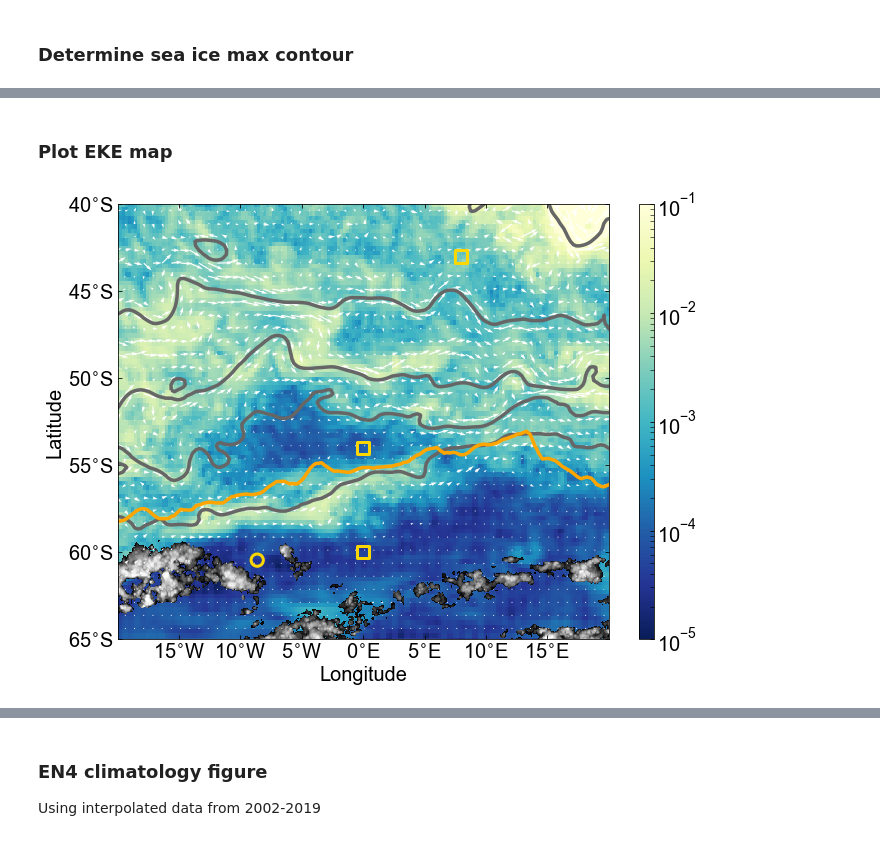
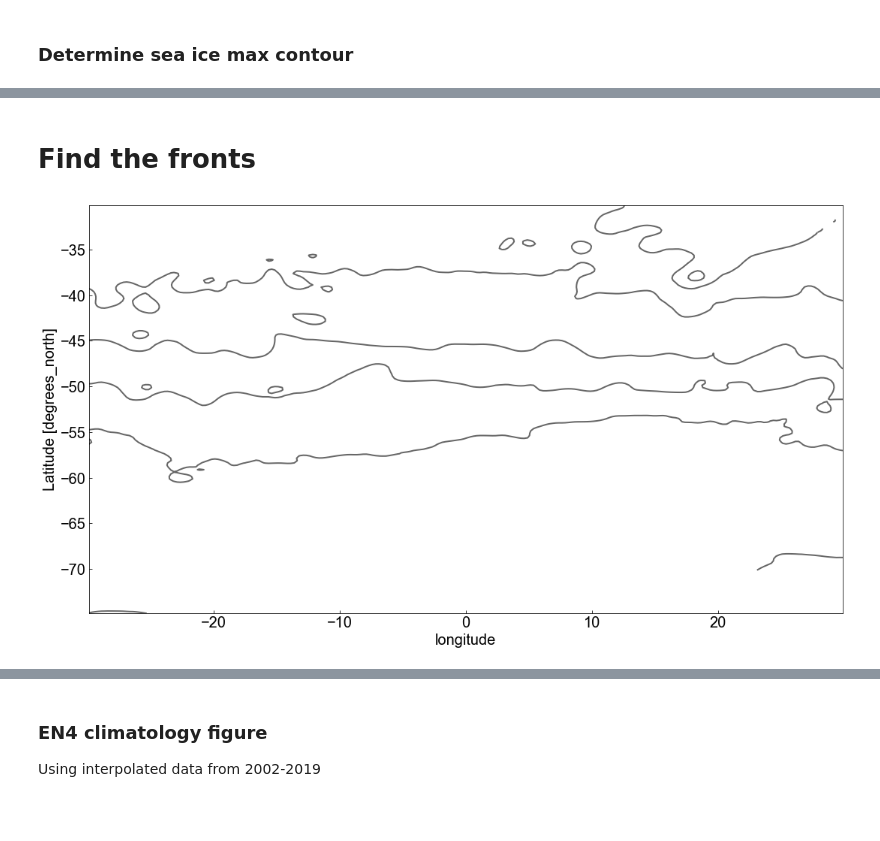
Before and after one commit to marcelduplessis/duplessis-2021-JGR-Oceans, a Jupyter notebook: duplessis-2021-figure1.ipynb, the cells around one changed output, grey strips where cells are left out. Cells and saved outputs as stored; diff of their text form; code cells hidden in the pictures; blank space fills up the shorter version.

```diff
--- a/duplessis-2021-figure1.ipynb
+++ b/duplessis-2021-figure1.ipynb
@@ -141,4 +122,4 @@ savefig('../figures/adt_grad_front_detection.png', dpi=300, bbox_inches='tight')
 # %%
-front_contours = adt_mean.adt[:,720][idx].values
+front_contours = adt_mean.adt.sel(longitude=0.125)[idx].values
 # %% [markdown]
 ### Determine sea ice max contour
@@ -187,2 +170,0 @@ xlim(-20, 20)
-# %% [markdown]
-### Plot EKE map
@@ -195,36 +171,21 @@ matplotlib.rc('font', **font)
-# %%
-from matplotlib.colors import LogNorm
-
-fig,ax=subplots(figsize=[11,8])
-
-h_sp = ax.pcolormesh(adt_mean.longitude, adt_mean.latitude, eke, norm=LogNorm(vmin=1e-5, vmax=1e-1), cmap='YlGnBu_r')
-h_fr = ax.contour( adt_mean.longitude, adt_mean.latitude, adt_mean.adt, levels=front_contours, colors='0.4', linewidths=3.5, linestyles='-')
-
-h_si = ax.plot    (new_lon, new_lat, color='orange', linewidth=3.5)
-h_si = ax.contourf(sic.lon, sic.lat, sic.sic.sel(time='2018-12-14'), levels=np.arange(15, 101, 1), cmap='gray')
-
-ax.set_xlim(-20, 20)
-ax.set_ylim(-65, -40)
-
-cb=colorbar(mappable=h_sp, aspect=30)
-cb.set_ticks([1e-5, 1e-4, 1e-3, 1e-2, 1e-1])
-ax.scatter([0, 0, 8], [-60, -54, -43], s=150, marker='s', facecolor='none', edgecolor='gold', zorder=100, linewidth=3)
-ax.scatter([-8.63], [-60.45,], s=150, marker='o', facecolor='none', edgecolor='gold', zorder=100, linewidth=3)
-
-ax.yaxis.set_ticks_position('both')
-ax.xaxis.set_ticks_position('both')
-
-ax.xaxis.set_ticks([-15, -10, -5, 0, 5, 10, 15])
-ax.xaxis.set_ticklabels(['15$^{\circ}$W','10$^{\circ}$W','5$^{\circ}$W','0$^{\circ}$E','5$^{\circ}$E','10$^{\circ}$E','15$^{\circ}$E'])
-
-ax.yaxis.set_ticks([-65, -60, -55, -50, -45, -40])
-ax.yaxis.set_ticklabels(['65$^{\circ}$S','60$^{\circ}$S','55$^{\circ}$S','50$^{\circ}$S','45$^{\circ}$S','40$^{\circ}$S'])
-
-ax.quiver(adt_mean.longitude[::3], adt_mean.latitude[::3], adt_mean.ugos[::3, ::3], adt_mean.vgos[::3, ::3], color='w', scale=1e1)
-
-ax.set_xlabel('Longitude')
-ax.set_ylabel('Latitude')
-
-savefig('../figures/fig1_map.png', dpi=300, bbox_inches='tight')
-# %% [output]
-[figure, removed]
+# %% [markdown]
+# Find the fronts
+# %%
+cs = adt_mean.adt.sel(longitude=slice(-30, 30), latitude=slice(-75,-30)).plot.contour(levels=front_contours,
+                                                                                      colors='0.4',
+                                                                                      linewidths=2,
+                                                                                      linestyles='-'
+                                                                                     )
+sbdy_lon=cs.allsegs[0][3][:,0]
+sbdy_lat=cs.allsegs[0][3][:,1]
+
+pf_lon=cs.allsegs[1][0][:,0]
+pf_lat=cs.allsegs[1][0][:,1]
+
+saf_lon=cs.allsegs[2][0][:,0]
+saf_lat=cs.allsegs[2][0][:,1]
+
+stf_lon=cs.allsegs[3][0][:,0]
+stf_lat=cs.allsegs[3][0][:,1]
+# %% [output]
+[figure, added]
```
Also changed, not shown: parts of 30 cells of this notebook, 31 other files.
